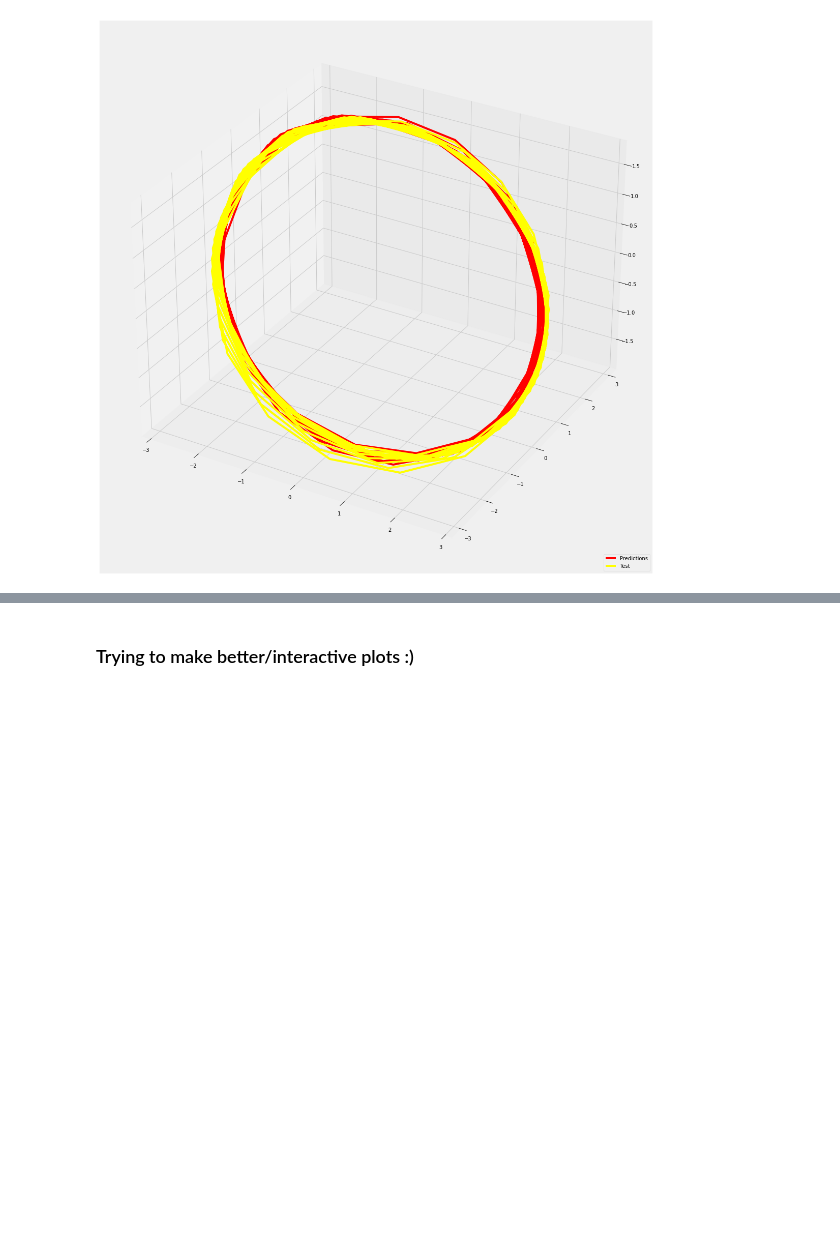
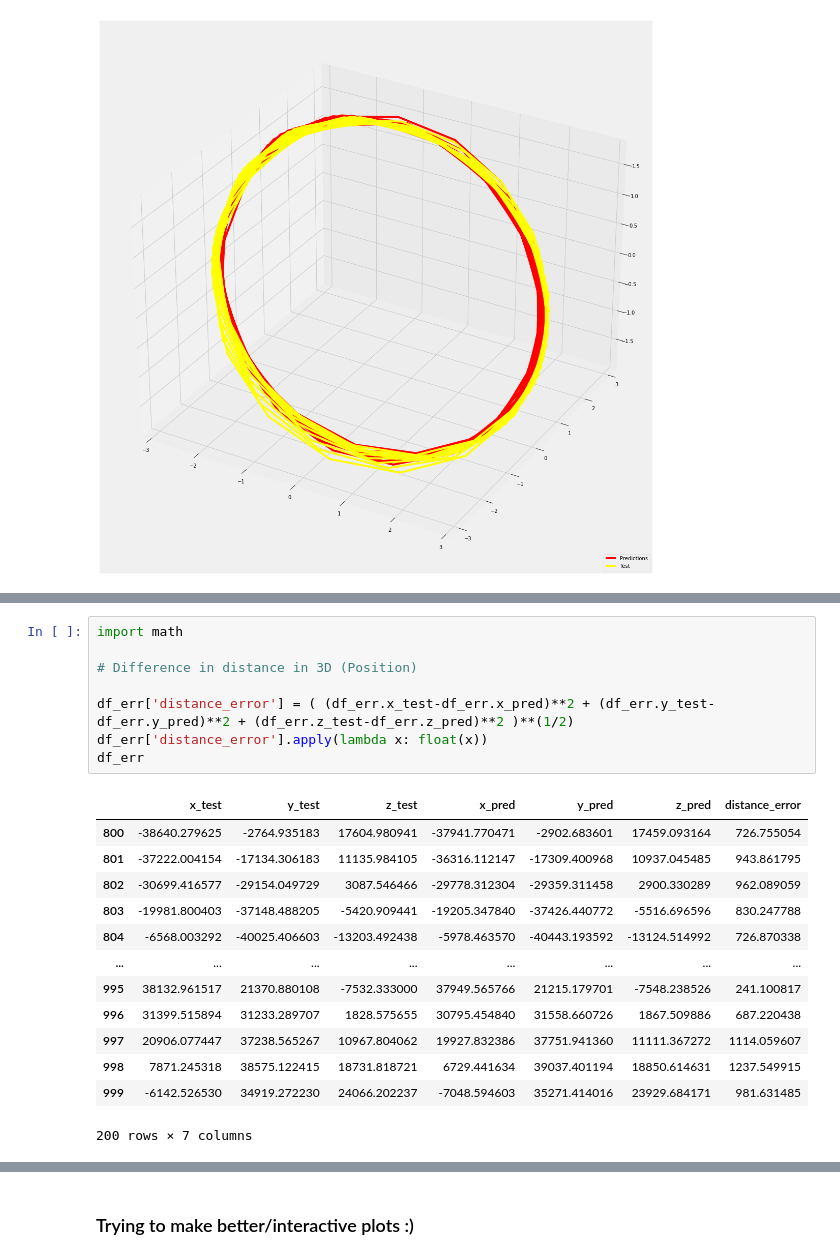
Before and after one commit to vladmarascu/Predicting-Orbits, a Jupyter notebook: RNNs/3rd Body Perturbation RNN Multivariate Full OE.ipynb, the cells around one changed output, grey strips where cells are left out. Drawn from its saved outputs; the diff is of its cells as text; blank space fills up the shorter version.

```diff
--- a/RNNs/3rd Body Perturbation RNN Multivariate Full OE.ipynb
+++ b/RNNs/3rd Body Perturbation RNN Multivariate Full OE.ipynb
@@ -284,0 +318,22 @@ plt.show()
+# %%
+import math
+
+# Difference in distance in 3D (Position)
+
+df_err['distance_error'] = ( (df_err.x_test-df_err.x_pred)**2 + (df_err.y_test-df_err.y_pred)**2 + (df_err.z_test-df_err.z_pred)**2 )**(1/2)
+df_err['distance_error'].apply(lambda x: float(x))
+df_err
+# %% [output]
+|  | x_test | y_test | z_test | x_pred | y_pred | z_pred | distance_error |
+| 800 | -38640.279625 | -2764.935183 | 17604.980941 | -37941.770471 | -2902.683601 | 17459.093164 | 726.755054 |
+| 801 | -37222.004154 | -17134.306183 | 11135.984105 | -36316.112147 | -17309.400968 | 10937.045485 | 943.861795 |
+| 802 | -30699.416577 | -29154.049729 | 3087.546466 | -29778.312304 | -29359.311458 | 2900.330289 | 962.089059 |
+| 803 | -19981.800403 | -37148.488205 | -5420.909441 | -19205.347840 | -37426.440772 | -5516.696596 | 830.247788 |
+| 804 | -6568.003292 | -40025.406603 | -13203.492438 | -5978.463570 | -40443.193592 | -13124.514992 | 726.870338 |
+| ... | ... | ... | ... | ... | ... | ... | ... |
+| 995 | 38132.961517 | 21370.880108 | -7532.333000 | 37949.565766 | 21215.179701 | -7548.238526 | 241.100817 |
+| 996 | 31399.515894 | 31233.289707 | 1828.575655 | 30795.454840 | 31558.660726 | 1867.509886 | 687.220438 |
+| 997 | 20906.077447 | 37238.565267 | 10967.804062 | 19927.832386 | 37751.941360 | 11111.367272 | 1114.059607 |
+| 998 | 7871.245318 | 38575.122415 | 18731.818721 | 6729.441634 | 39037.401194 | 18850.614631 | 1237.549915 |
+| 999 | -6142.526530 | 34919.272230 | 24066.202237 | -7048.594603 | 35271.414016 | 23929.684171 | 981.631485 |
+200 rows × 7 columns
```
Also changed, not shown: parts of 7 cells of this notebook.
